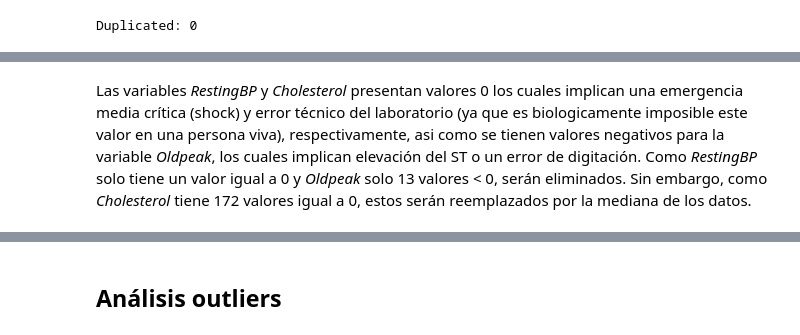
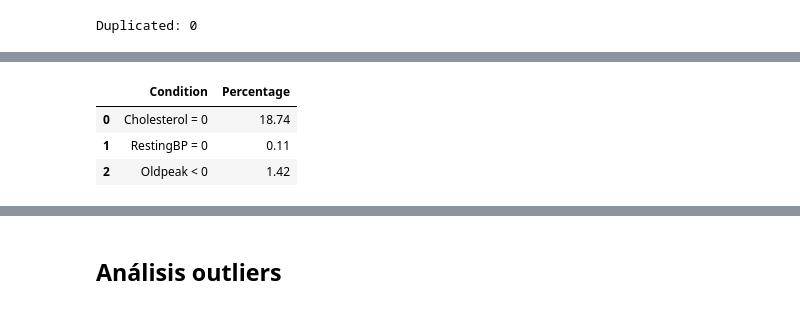
Before and after one commit to biotechwithdata/REPO, a Jupyter notebook: heart_disease_risk_analysis.ipynb, the cells around one changed output, grey strips where cells are left out. Saved outputs shown, nothing was run; the diff lists cells and outputs as text; code cells hidden in the pictures.

```diff
--- a/heart_disease_risk_analysis.ipynb
+++ b/heart_disease_risk_analysis.ipynb
@@ -109,3 +86,14 @@ Oldpeak < 0: 13
-# %% [markdown]
-Las variables *RestingBP* y *Cholesterol* presentan valores 0 los cuales implican una emergencia media crítica (shock) y error técnico del laboratorio (ya que es biologicamente imposible este valor en una persona viva), respectivamente, asi como se tienen valores negativos para la variable *Oldpeak*, los cuales implican elevación del ST o un error de digitación.
-Como *RestingBP* solo tiene un valor igual a 0 y *Oldpeak* solo 13 valores < 0, serán eliminados. Sin embargo, como *Cholesterol* tiene 172 valores igual a 0, estos serán reemplazados por la mediana de los datos.
+# %%
+(pd.DataFrame({
+    "Condition": ["Cholesterol = 0", "RestingBP = 0", "Oldpeak < 0"],
+    "Percentage": [
+        (df["Cholesterol"]==0).mean()*100,
+        (df["RestingBP"]==0).mean()*100,
+        (df["Oldpeak"]<0).mean()*100
+    ]
+}).round(2))
+# %% [output]
+|  | Condition | Percentage |
+| 0 | Cholesterol = 0 | 18.74 |
+| 1 | RestingBP = 0 | 0.11 |
+| 2 | Oldpeak < 0 | 1.42 |
```
Also changed, not shown: parts of 23 cells of this notebook, 2 other files.
